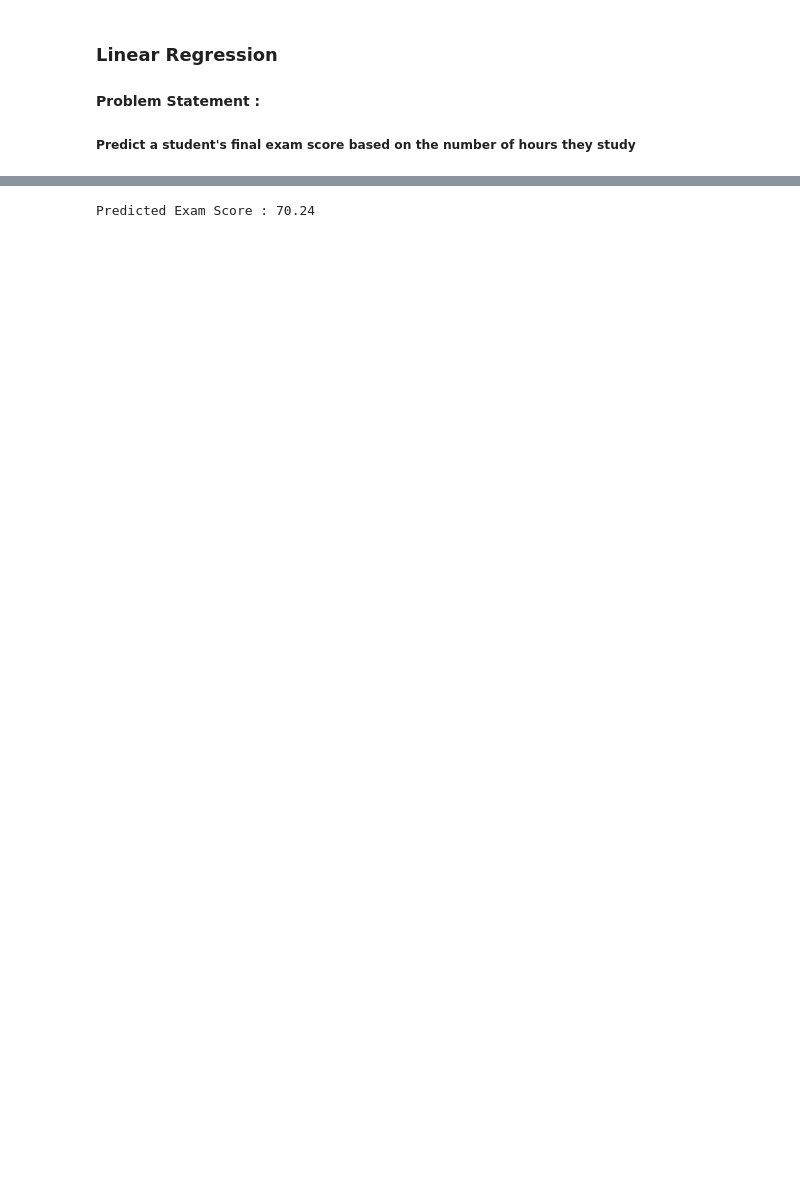
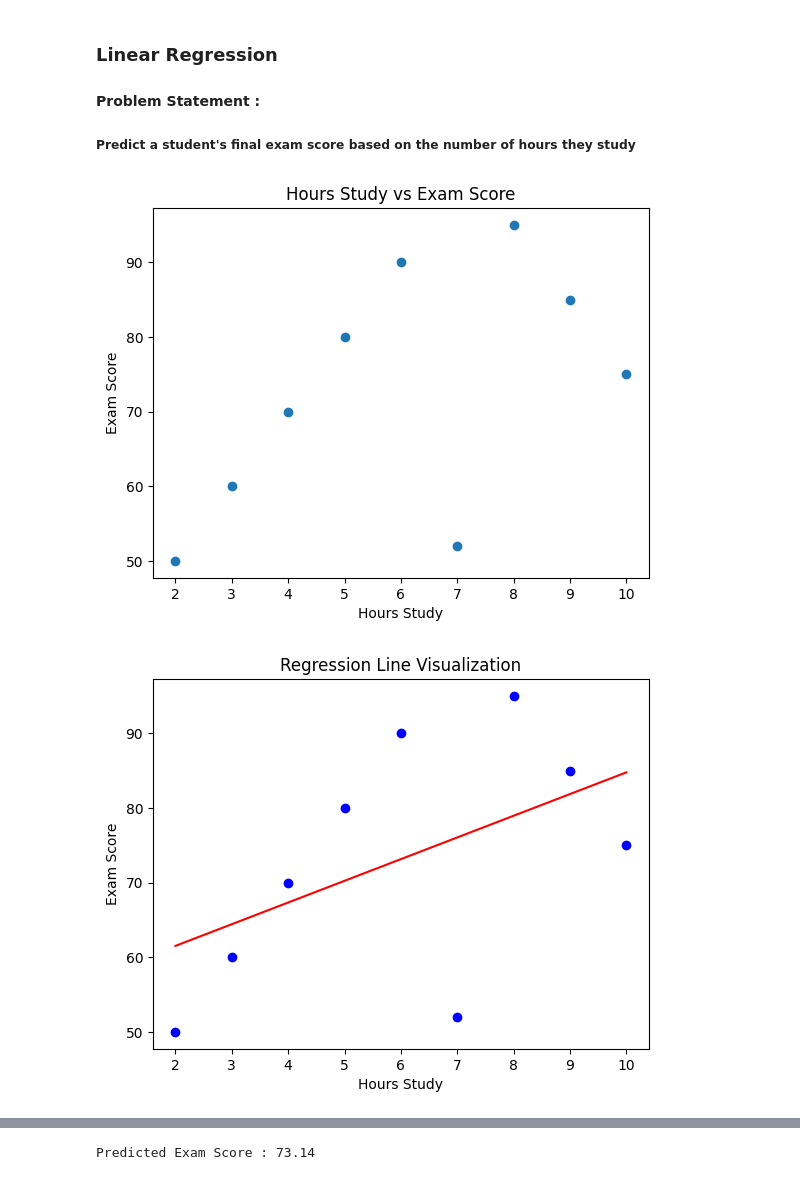
Before and after one commit to Sagar7758/Machine_Learning_All_Models, a Jupyter notebook: 01_Linear_Regression/Linear Regression Practice.ipynb, the cells around one changed output, grey strips where cells are left out. Drawn from its saved outputs; the diff is of its cells as text; code cells hidden in the pictures; blank space fills up the shorter version.

Commit message:
Updated Linear Regression with visuals and conclusion

```diff
--- a/01_Linear_Regression/Linear Regression Practice.ipynb
+++ b/01_Linear_Regression/Linear Regression Practice.ipynb
@@ -13,38 +13,88 @@ from sklearn.linear_model import LinearRegression
 # Creating the dataset
 sagardata = {"hours_study": [2,3,4,5,6,7,8,9,10],
              "Exam_score": [50,60,70,80,90,52,95,85,75]}
 
 # Step NO : 3
 # Creating DataFrame
 df = pd.DataFrame(sagardata)
 # print(df.to_string())
 
 # Step No : 4
 # Splitting Input and Output
 x = df[["hours_study"]]
 y = df[["Exam_score"]]
 
-# Step NO : 5
+# Step No : 5
+# Scatter Plot
+import matplotlib.pyplot as plt
+plt.scatter(x,y)
+plt.xlabel("Hours Study")
+plt.ylabel("Exam Score")
+plt.title("Hours Study vs Exam Score")
+plt.show()
+
+# Step NO : 6
 # Train - test split
-x_train , y_test , y_train , x_test = train_test_split(x,y, test_size=0.2 , random_state= 42)
-
-# Step No : 6
+x_train, x_test, y_train, y_test = train_test_split(x, y, test_size=0.2, random_state=42)
+# Step No : 7
 # Creating the Model
 model = LinearRegression()
 
-# Step No : 7
+# Step No : 8
 # Training the  model
 model.fit(x_train , y_train)
 
-# Step No : 8
+# Step No : 9
+# Regression line Visualization (Important for understanding the relationship between hours of study and exam score)
+
+# Use the trained model to predict outputs for all input values
+y_pred = model.predict(x)
+
+import matplotlib.pyplot as plt
+# Plot actual data points(blue dots )
+# these represent real data (hours studied vs exam score )
+plt.scatter(x,y,color='blue', label='Actual Data')
+
+# Plot the regression line (red line)
+plt.plot(x, y_pred, color='red', label='Regression Line')
+
+# Label for X-axis (input feature )
+plt.xlabel("Hours Study")
+# Label for Y-axis (target variable )
+plt.ylabel("Exam Score")
+
+# Title of the graph for better understanding
+plt.title("Regression Line Visualization")
+
+# Display the final graph
+plt.show()
+
+# Step No : 10
+# Actual vs predicted visualization (Important for evaluating the model's performance and understanding how well it fits the data)
+# Scatter Plot of Actual vs Predicted values
+# Each point represtents how close the prediction is to the real value
+plt.scatter(y, y_pred)
+
+# x-axis label (actual values )
+plt.xlabel("Actual Exam Score")
+# y-axis represents predicted values by the model
+plt.ylabel("Predicted Exam Score")
+# Title of the graph for clarity
+plt.title("Actual vs Predicted Exam Scores")
+# Display the graph to evaluate the model's performance
+plt.show()
+
+# Step No : 11
 user_input = float(input("Enter the number of hours you study : "))
 
-# Step No 9 :
+# Step No 12
 # Making Prediction
 predicted_score = model.predict([[user_input]])
 
 
-# Step No : 10
+# Step No : 13
 # Printing the output
 print(f"Predicted Exam Score : {predicted_score[0][0]:.2f}")
 # %% [output]
+[figure, added]
+[figure, added]
@@ -51 +102 @@ print(f"Predicted Exam Score : {predicted_score[0][0]:.2f}")
-Predicted Exam Score : 70.24
+Predicted Exam Score : 73.14
```
Also changed, not shown: parts of 2 cells of this notebook.
